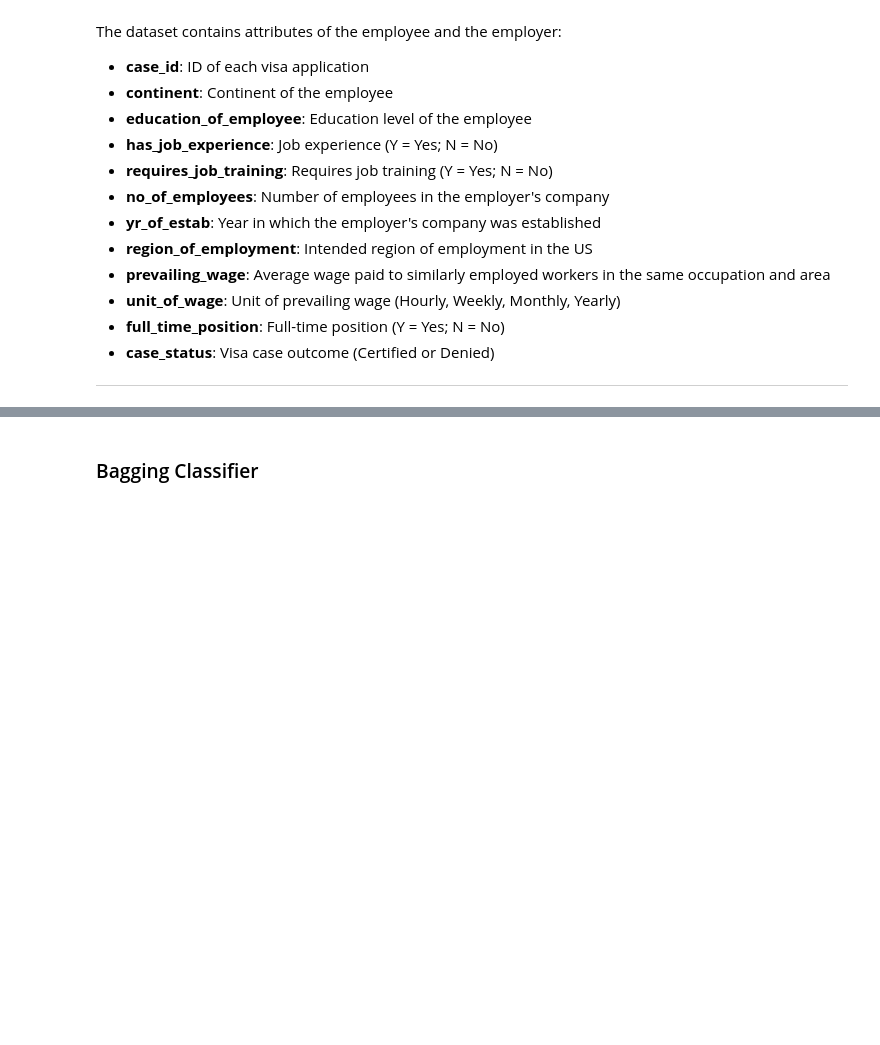
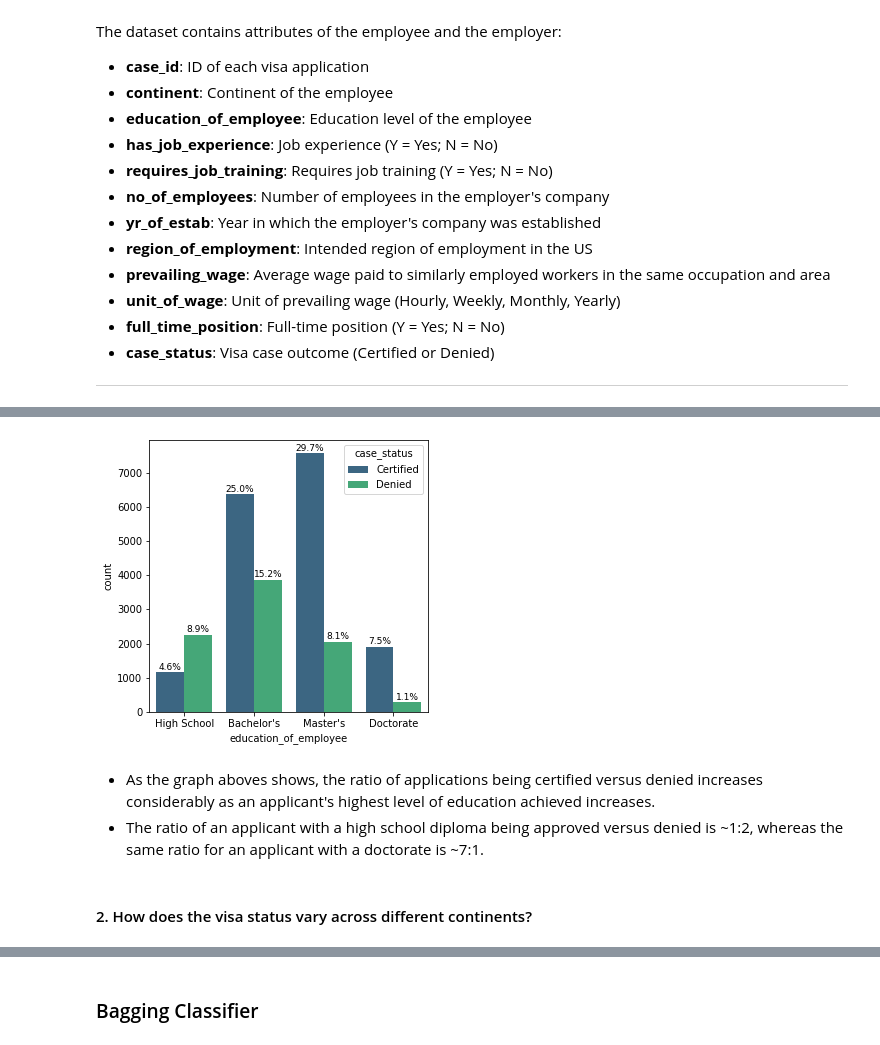
Before and after one commit to Smitraj007/ProjectEasyVisa, a Jupyter notebook: SmitrajRaut_EasyVisa.ipynb, the cells around one changed output, grey strips where cells are left out. Drawn from its saved outputs; the diff is of its cells as text; code cells hidden in the pictures; blank space fills up the shorter version.

```diff
--- a/SmitrajRaut_EasyVisa.ipynb
+++ b/SmitrajRaut_EasyVisa.ipynb
@@ -685,4 +49,0 @@ data["case_status"] = data["case_status"].apply(lambda x: 0 if x == "Denied" els
-# %%
-#Separating features and the target column
-X = data.drop("case_status", axis=1)
-y = data["case_status"]
@@ -734,0 +85,5 @@ The model can make wrong predictions as:
+# %%
+#reading csv file into a pandas Dataframe
+visa = pd.read_csv('EasyVisa.csv')
+# copying data to another varaible to preserve original data
+df = visa.copy()
@@ -734,0 +268,4 @@ The model can make wrong predictions as:
+# %%
+# convert all columns with dtype object into category
+for col in df.columns[df.dtypes=='object']:
+    df[col] = df[col].astype('category')
@@ -734,0 +276,3 @@ The model can make wrong predictions as:
+# %%
+# drop the column *case_id* from the dataframe
+df.drop(labels='case_id', axis=1, inplace=True)
@@ -734,0 +332,10 @@ The model can make wrong predictions as:
+# %%
+#create a plot of the data above, but additionally with the percent of each group within the total number of cases
+labeled_barplot(df,'education_of_employee','case_status', order=["High School","Bachelor's","Master's","Doctorate"], perc=True)
+# %% [output]
+[figure, added]
+# %% [markdown]
+* As the graph aboves shows, the ratio of applications being certified versus denied increases considerably as an applicant's highest level of education achieved increases.
+* The ratio of an applicant with a high school diploma being approved versus denied is ~1:2, whereas the same ratio for an applicant with a doctorate is ~7:1.
+# %% [markdown]
+#### 2. How does the visa status vary across different continents?
```
Also changed, not shown: parts of 334 cells of this notebook, 1 other file.
